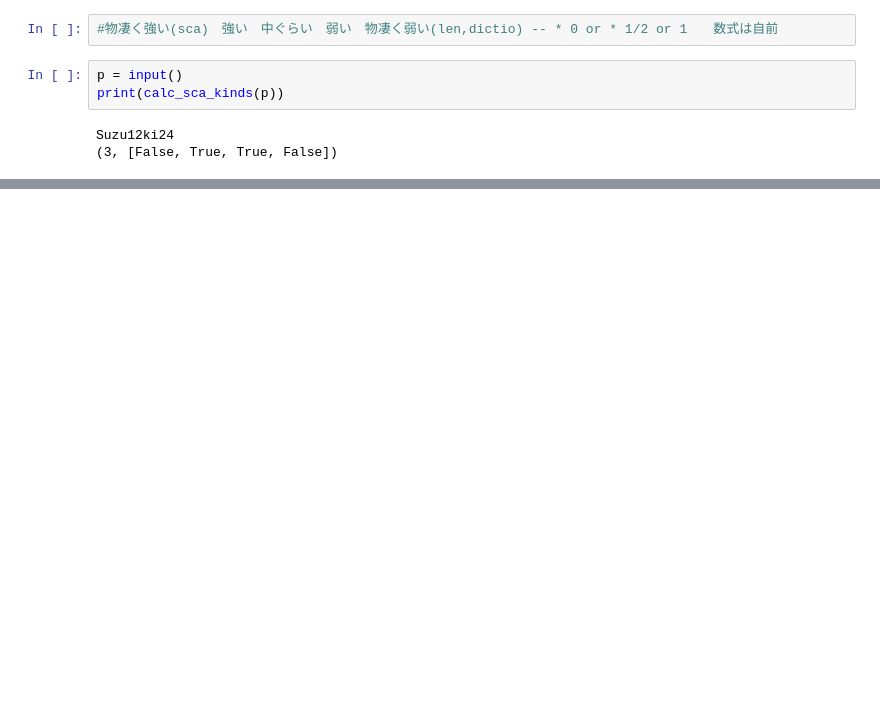
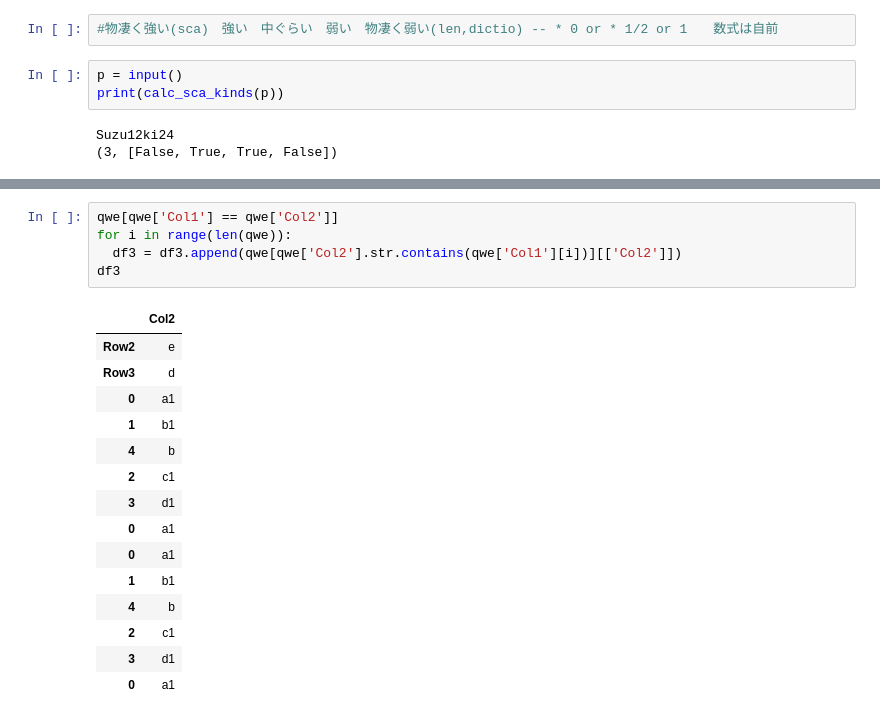
Before and after one commit to Yamada8412/Prog2kakushin, a Jupyter notebook: work1.ipynb, the cells around one changed output, grey strips where cells are left out. Drawn from its saved outputs; the diff is of its cells as text; blank space fills up the shorter version.

```diff
--- a/work1.ipynb
+++ b/work1.ipynb
@@ -86,0 +122,21 @@ df
+# %%
+qwe[qwe['Col1'] == qwe['Col2']]
+for i in range(len(qwe)):
+  df3 = df3.append(qwe[qwe['Col2'].str.contains(qwe['Col1'][i])][['Col2']])
+df3
+# %% [output]
+|  | Col2 |
+| Row2 | e |
+| Row3 | d |
+| 0 | a1 |
+| 1 | b1 |
+| 4 | b |
+| 2 | c1 |
+| 3 | d1 |
+| 0 | a1 |
+| 0 | a1 |
+| 1 | b1 |
+| 4 | b |
+| 2 | c1 |
+| 3 | d1 |
+| 0 | a1 |
```
Also changed, not shown: parts of 12 cells of this notebook.
